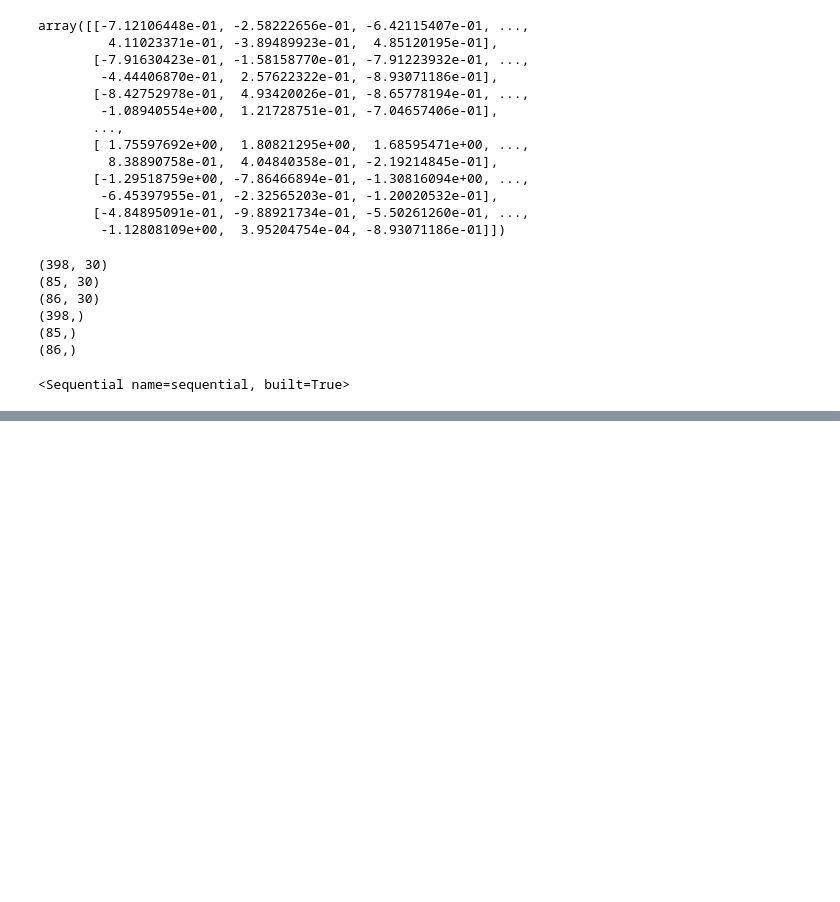
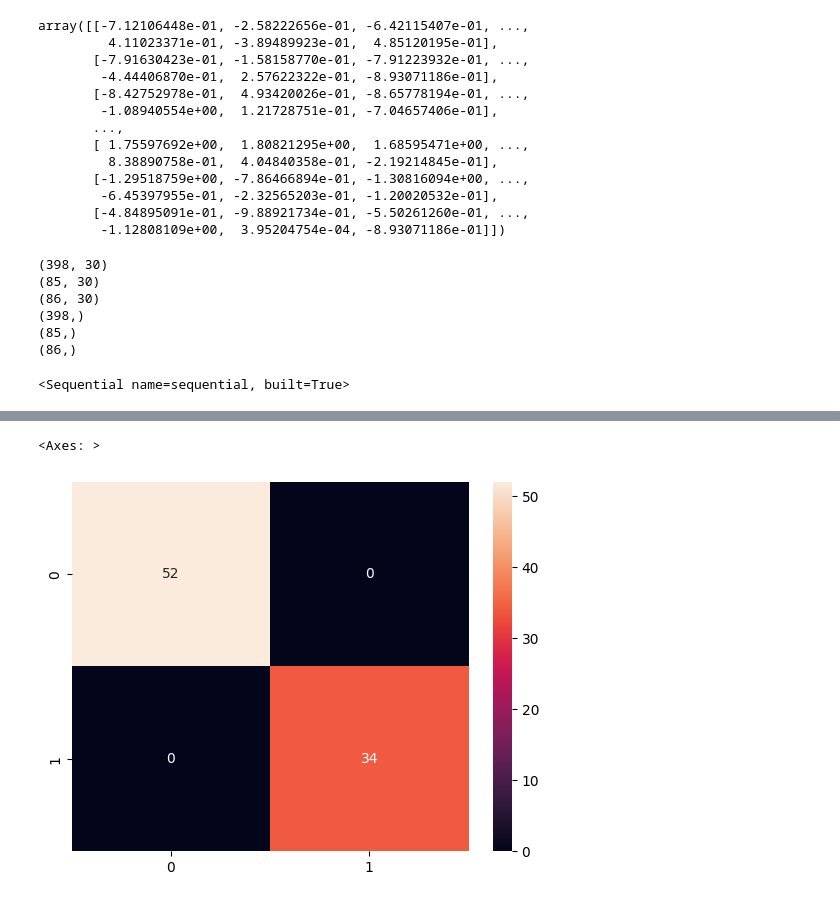
Before and after one commit to touhid0503/Breast_Cancer_Diagnosis_Classification_System, a Jupyter notebook: job3.ipynb, the cells around one changed output, grey strips where cells are left out. Drawn from its saved outputs; the diff is of its cells as text; code cells hidden in the pictures; blank space fills up the shorter version.

```diff
--- a/job3.ipynb
+++ b/job3.ipynb
@@ -310,0 +315,4 @@ Epoch 50/50
+# %%
+y_pred = (model.predict(X_test) > 0.5).astype(int)
+
+print(classification_report(y_test, y_pred))
@@ -310,0 +349,6 @@ Epoch 50/50
+# %%
+cm = confusion_matrix(y_test, y_pred)
+sns.heatmap(cm, annot=True)
+# %% [output]
+<Axes: >
+[figure, added]
```
Also changed, not shown: parts of 4 cells of this notebook.
